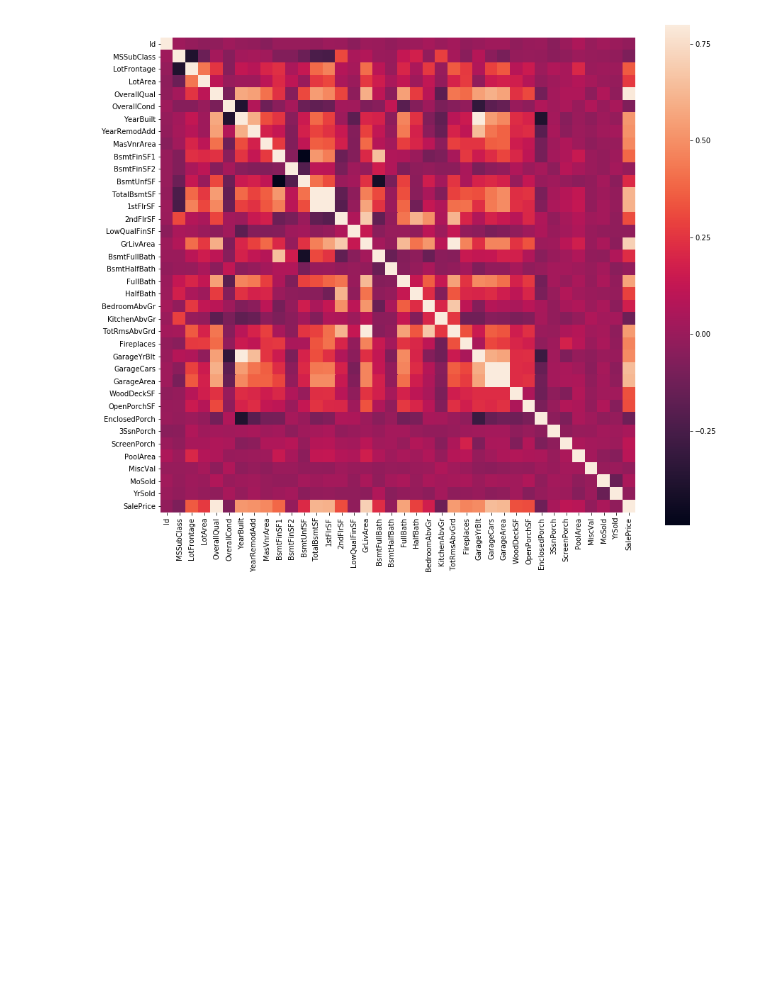
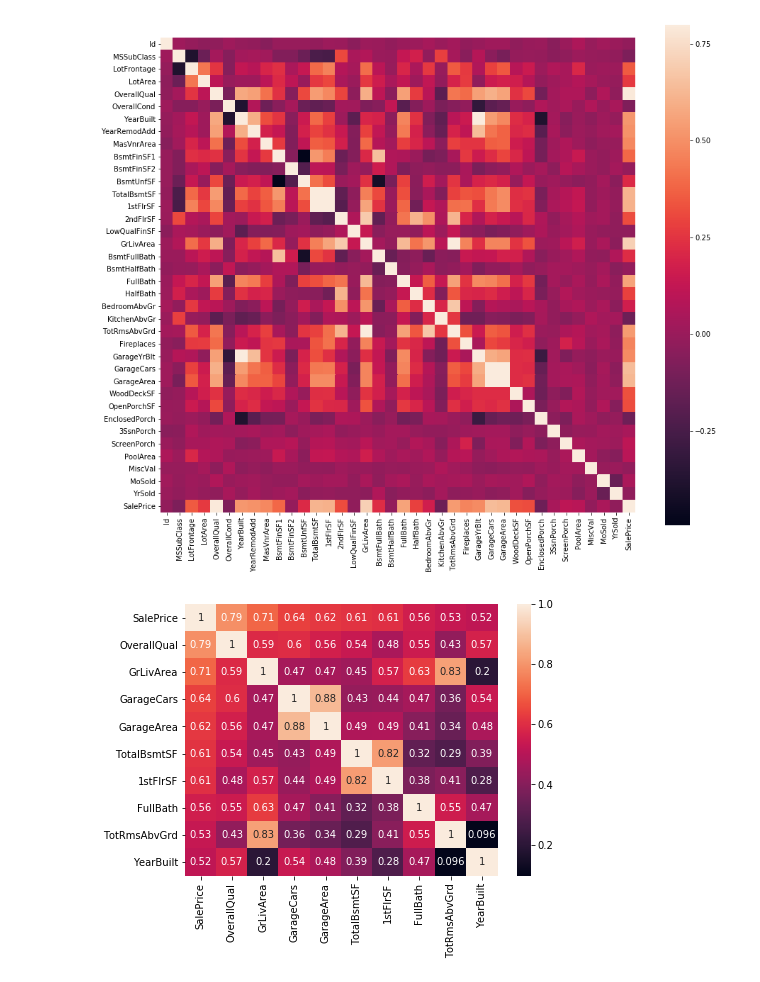
Before and after one commit to ashocorian/a16, a Jupyter notebook: A16 Project/source.ipynb, the cells around one changed output. Saved outputs shown, nothing was run; the diff lists cells and outputs as text; code cells hidden in the pictures; blank space fills up the shorter version.

```diff
--- a/A16 Project/source.ipynb
+++ b/A16 Project/source.ipynb
@@ -128,3 +131,10 @@ f, ax = plt.pyplot.subplots(figsize=(15, 13))
 sbn.heatmap(corrdata,square = True, vmax = 0.8);
 # %% [output]
 [figure]
+# %%
+cols = corrdata.nlargest(10,'SalePrice')['SalePrice'].index
+cm = np.corrcoef(sourceFile[cols].values.T)
+plt.pyplot.subplots(figsize=(7, 5))
+sbn.heatmap(cm, annot = True, yticklabels = cols.values, xticklabels = cols.values);
+# %% [output]
+[figure, added]
```
Also changed, not shown: parts of 22 cells of this notebook.
